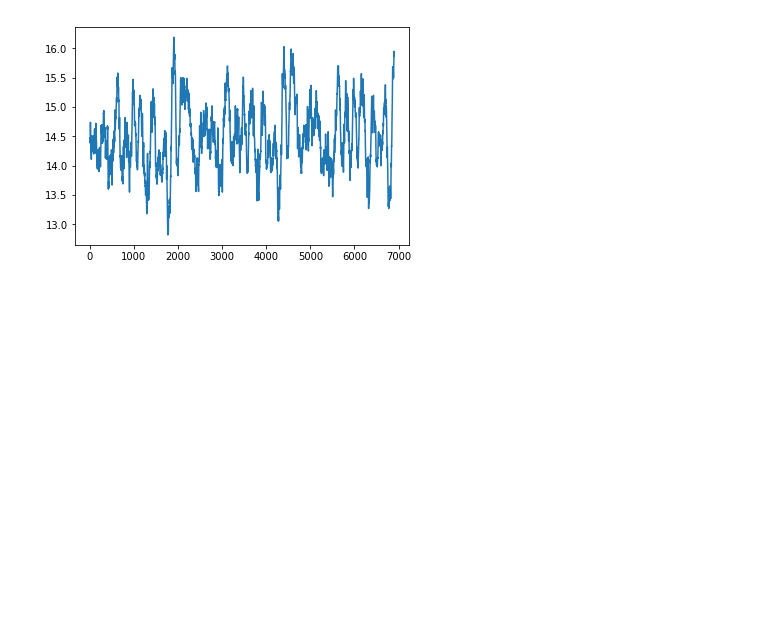
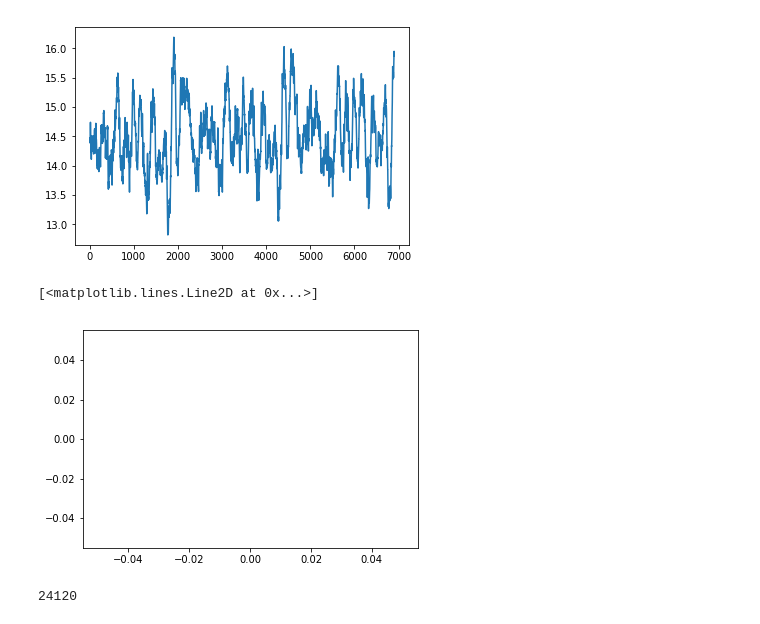
Before and after one commit to louisv123/COLGE, a Jupyter notebook: test.ipynb, the cells around one changed output. Drawn from its saved outputs; the diff is of its cells as text; code cells hidden in the pictures; blank space fills up the shorter version.

Commit message:
one graph test

```diff
--- a/test.ipynb
+++ b/test.ipynb
@@ -1116,3 +1116,25 @@ plt.plot(cc)
 # %% [output]
 [<matplotlib.lines.Line2D at 0x...>]
 [figure]
+# %%
+ll=np.loadtxt('test_0.out')
+cc =[]
+for i in range(len(ll[-2500:])):
+    cc.append(np.mean(ll[-2500+i:-2400+i]))
+# %%
+plt.plot(cc)
+# %% [output]
+[<matplotlib.lines.Line2D at 0x...>]
+[figure, added]
+# %%
+ll_1=np.loadtxt('test_1.out')
+ll_2= np.loadtxt('test_2.out')
+ll_3= np.loadtxt('test_3.out')
+ll_7=np.loadtxt('test_9.out')
+#ll_all = np.concatenate([ll,ll_5])
+print(len(ll_7))
+cc =[]
+for i in range(len(ll_7[-24000:])):
+    cc.append(np.mean(ll_7[-24000+i:-23900+i]))
+# %% [output]
+24120
```
Also changed, not shown: parts of 1 cell of this notebook, 3 other files.
